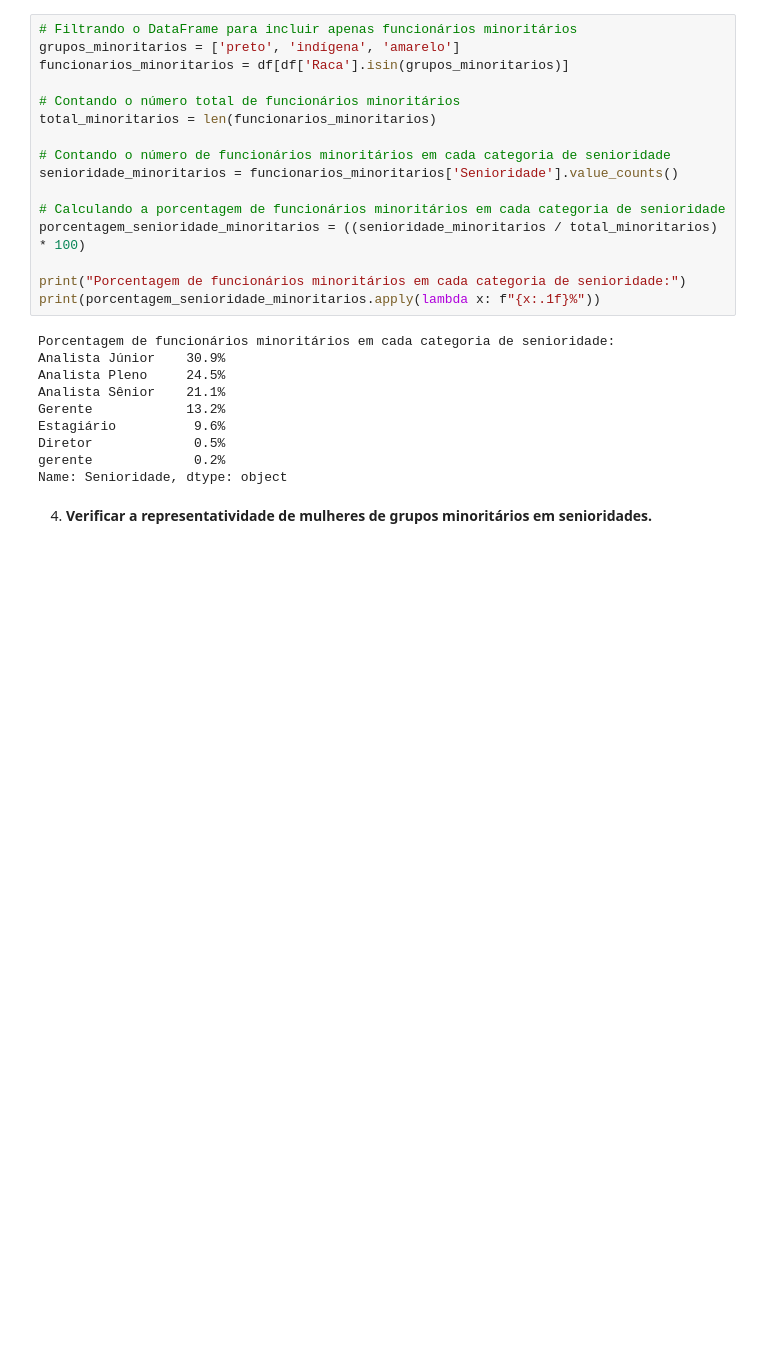
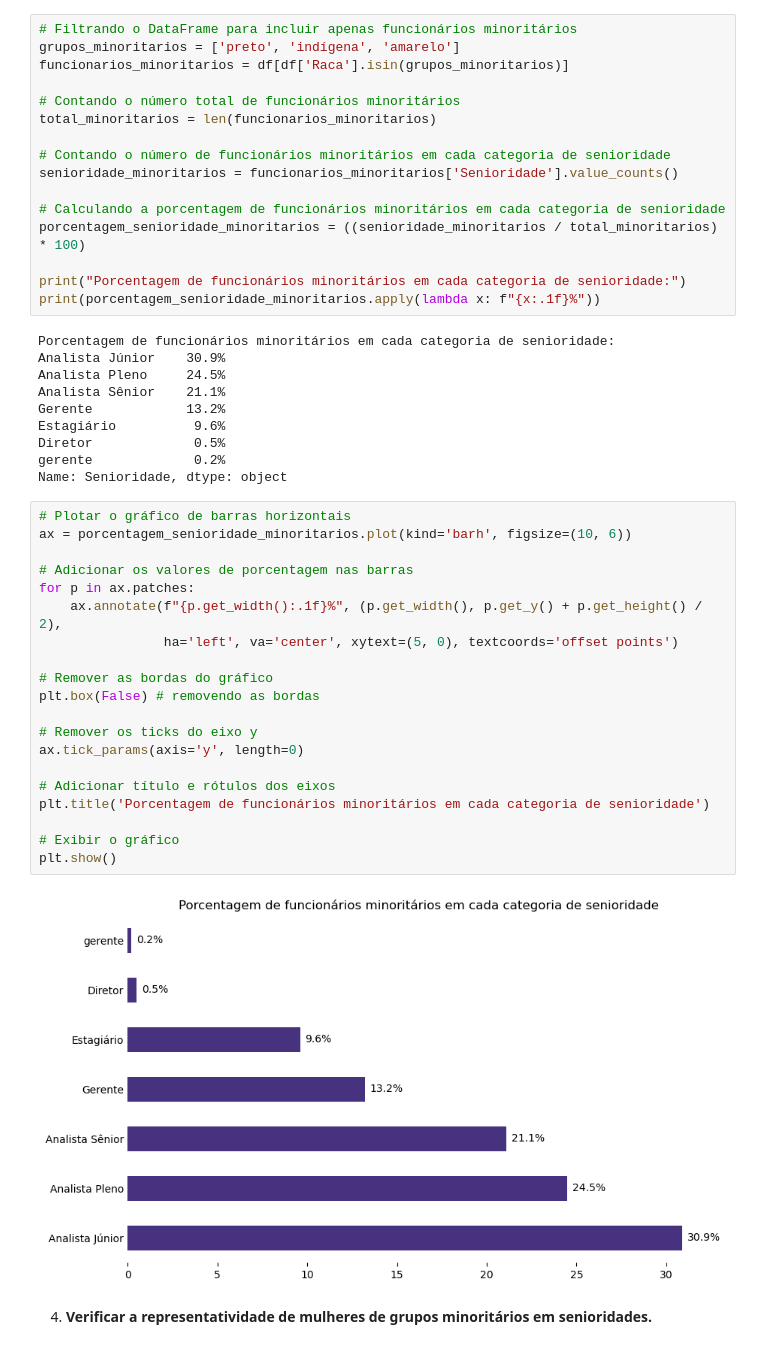
Before and after one commit to pedrolustosab/AdaHack-Dados, a Jupyter notebook: Análise Exploratória.ipynb, the cells around one changed output. Cells and saved outputs as stored; diff of their text form; blank space fills up the shorter version.

```diff
--- a/Análise Exploratória.ipynb
+++ b/Análise Exploratória.ipynb
@@ -398,6 +439,28 @@ Estagiário          9.6%
 Diretor             0.5%
 gerente             0.2%
 Name: Senioridade, dtype: object
+# %%
+# Plotar o gráfico de barras horizontais
+ax = porcentagem_senioridade_minoritarios.plot(kind='barh', figsize=(10, 6))
+
+# Adicionar os valores de porcentagem nas barras
+for p in ax.patches:
+    ax.annotate(f"{p.get_width():.1f}%", (p.get_width(), p.get_y() + p.get_height() / 2),
+                ha='left', va='center', xytext=(5, 0), textcoords='offset points')
+
+# Remover as bordas do gráfico
+plt.box(False) # removendo as bordas
+
+# Remover os ticks do eixo y
+ax.tick_params(axis='y', length=0)
+
+# Adicionar título e rótulos dos eixos
+plt.title('Porcentagem de funcionários minoritários em cada categoria de senioridade')
+
+# Exibir o gráfico
+plt.show()
+# %% [output]
+[figure, added]
 # %% [markdown]
 4. **Verificar a representatividade de mulheres de grupos minoritários em senioridades.**
 # %%
```
Also changed, not shown: parts of 12 cells of this notebook.
